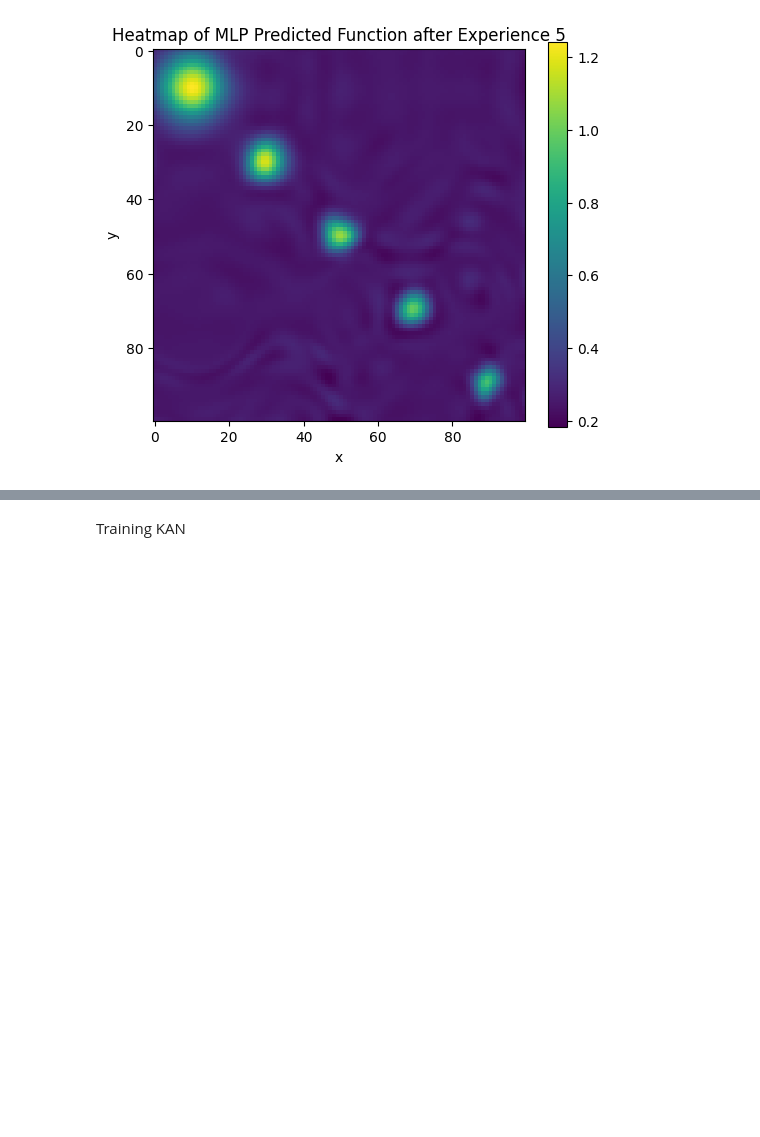
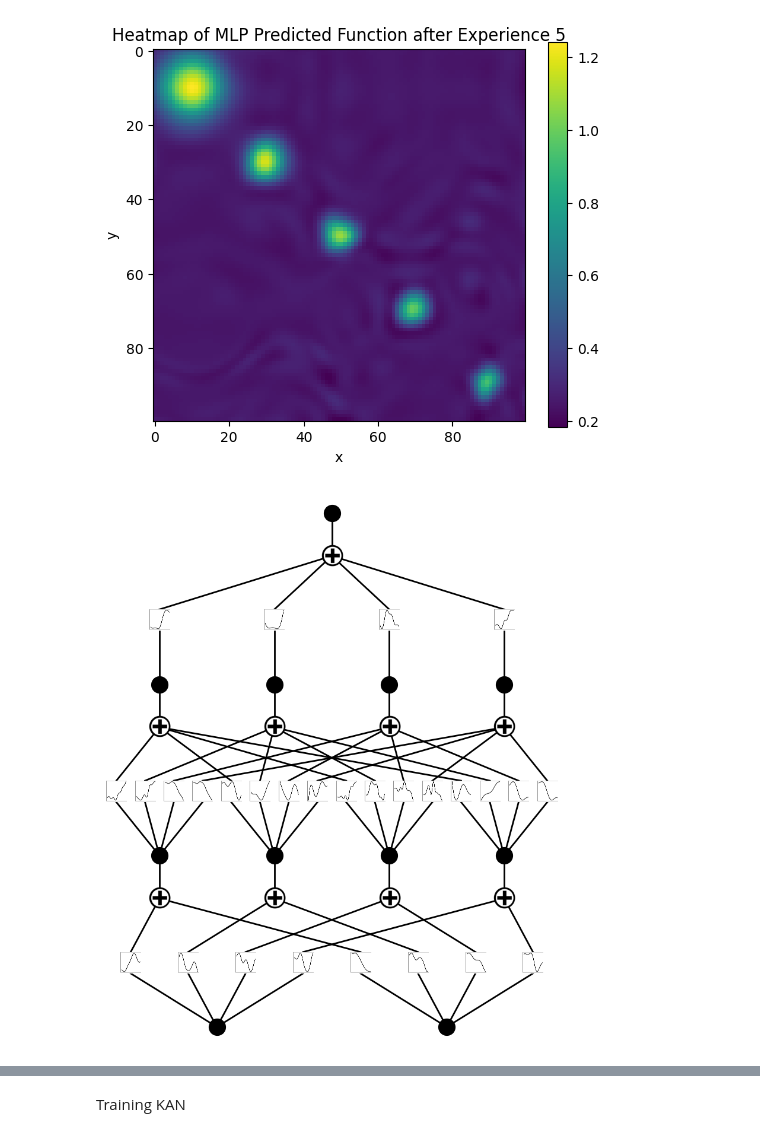
Before and after one commit to harris2001/KAN-T-Forget, a Jupyter notebook: Experiments/Toy_Examples/2D_Gaussians KAN.ipynb, the cells around one changed output, grey strips where cells are left out. Drawn from its saved outputs; the diff is of its cells as text; code cells hidden in the pictures; blank space fills up the shorter version.

```diff
--- a/Experiments/Toy_Examples/2D_Gaussians KAN.ipynb
+++ b/Experiments/Toy_Examples/2D_Gaussians KAN.ipynb
@@ -176,3 +176,7 @@ plt.ylabel('y')
 plt.show()
 # %% [output]
 [figure]
+# %%
+model.plot(beta=100,scale=1)
+# %% [output]
+[figure, added]
```
Also changed, not shown: parts of 3 cells of this notebook, 6 other files.
